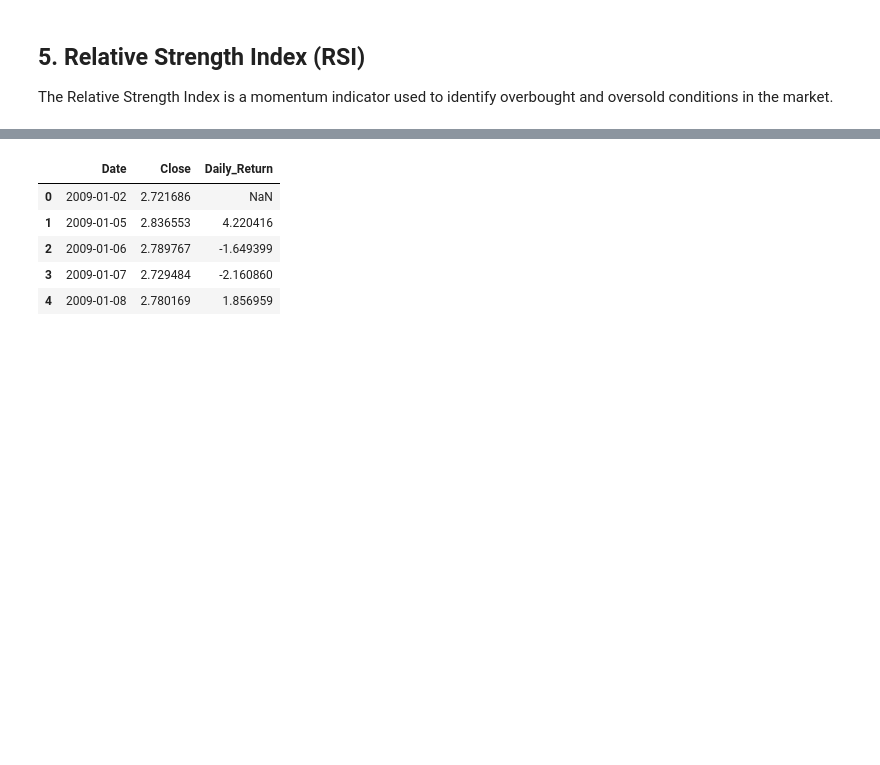
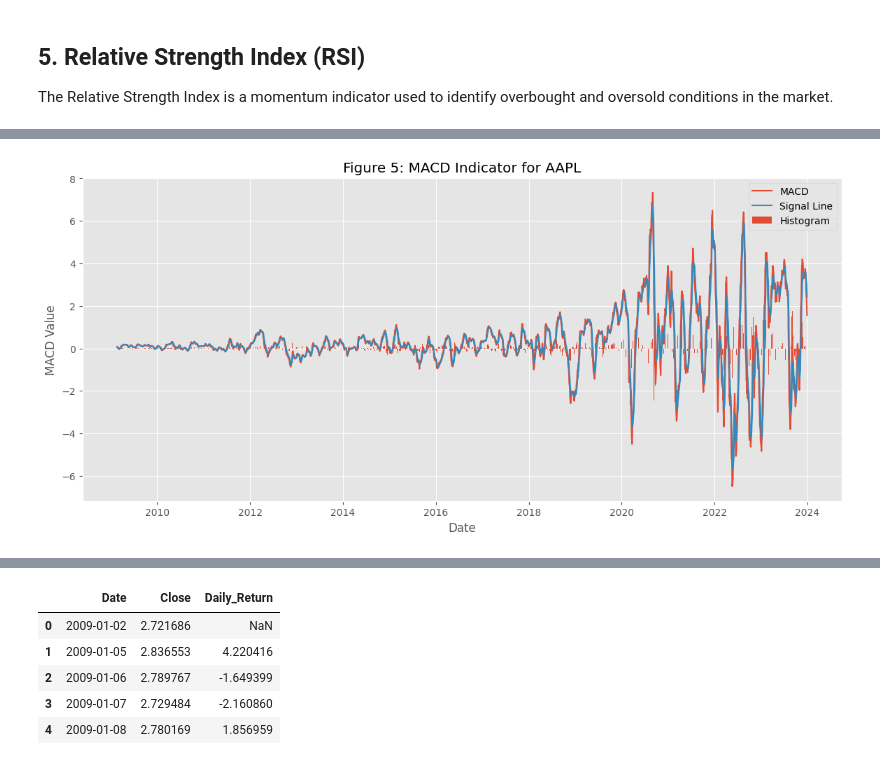
Before and after one commit to MariyaEA/news-sentiment-analysis, a Jupyter notebook: notebooks/02_stock_indicator_analysis.ipynb, the cells around one changed output, grey strips where cells are left out. Saved outputs shown, nothing was run; the diff lists cells and outputs as text; code cells hidden in the pictures; blank space fills up the shorter version.

```diff
--- a/notebooks/02_stock_indicator_analysis.ipynb
+++ b/notebooks/02_stock_indicator_analysis.ipynb
@@ -200,0 +215,21 @@ aapl_df["RSI_14"] = rsi
+# %%
+plt.figure(figsize=(14,6))
+
+plt.plot(aapl_df["Date"], aapl_df["MACD"], label="MACD")
+
+plt.plot(aapl_df["Date"], aapl_df["MACD_signal"], label="Signal Line")
+
+plt.bar(
+    aapl_df["Date"],
+    aapl_df["MACD_hist"],
+    label="Histogram"
+)
+
+plt.title("Figure 5: MACD Indicator for AAPL")
+plt.xlabel("Date")
+plt.ylabel("MACD Value")
+plt.legend()
+
+plt.show()
+# %% [output]
+[figure, added]
```
Also changed, not shown: parts of 15 cells of this notebook.
